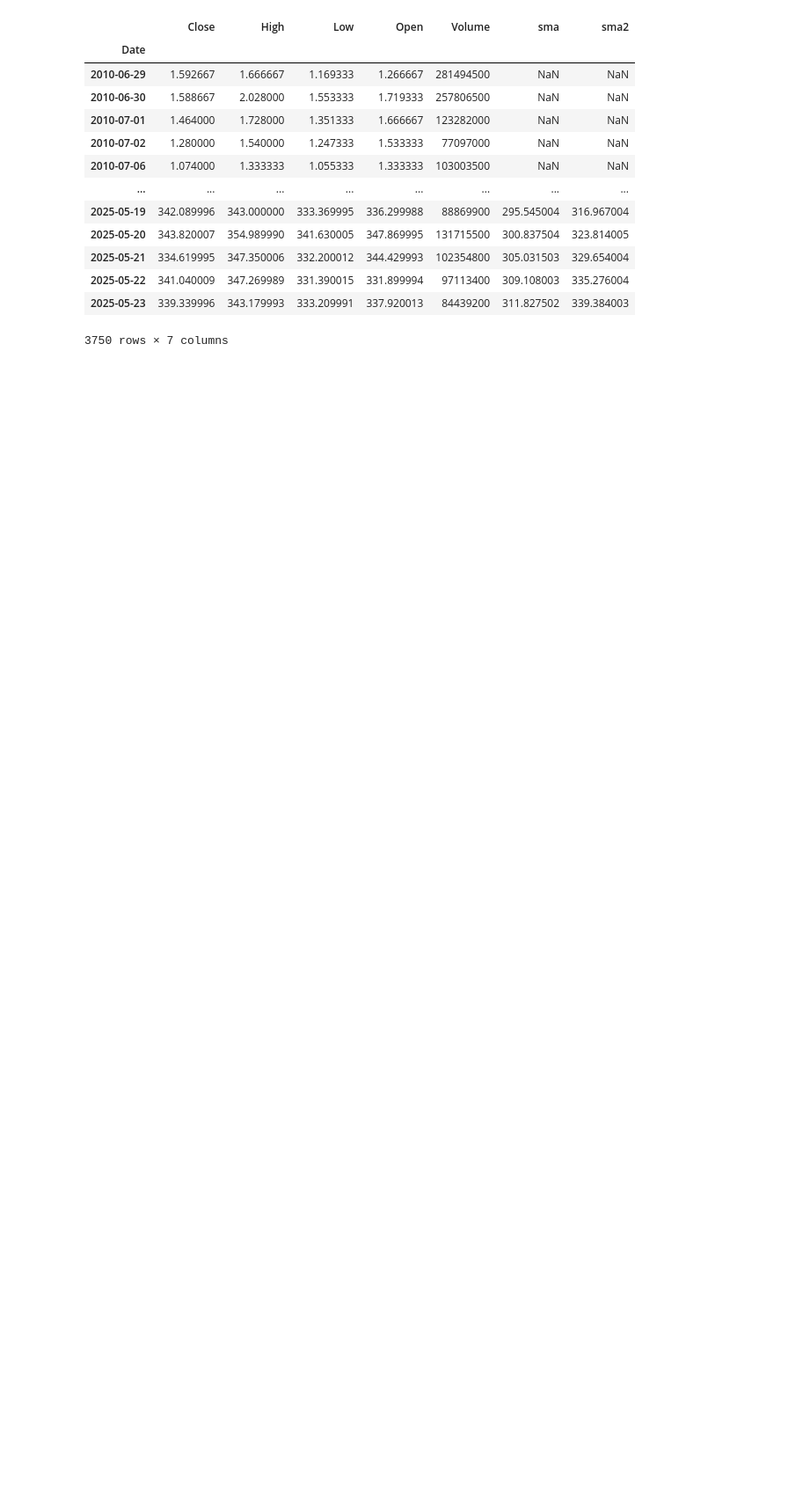
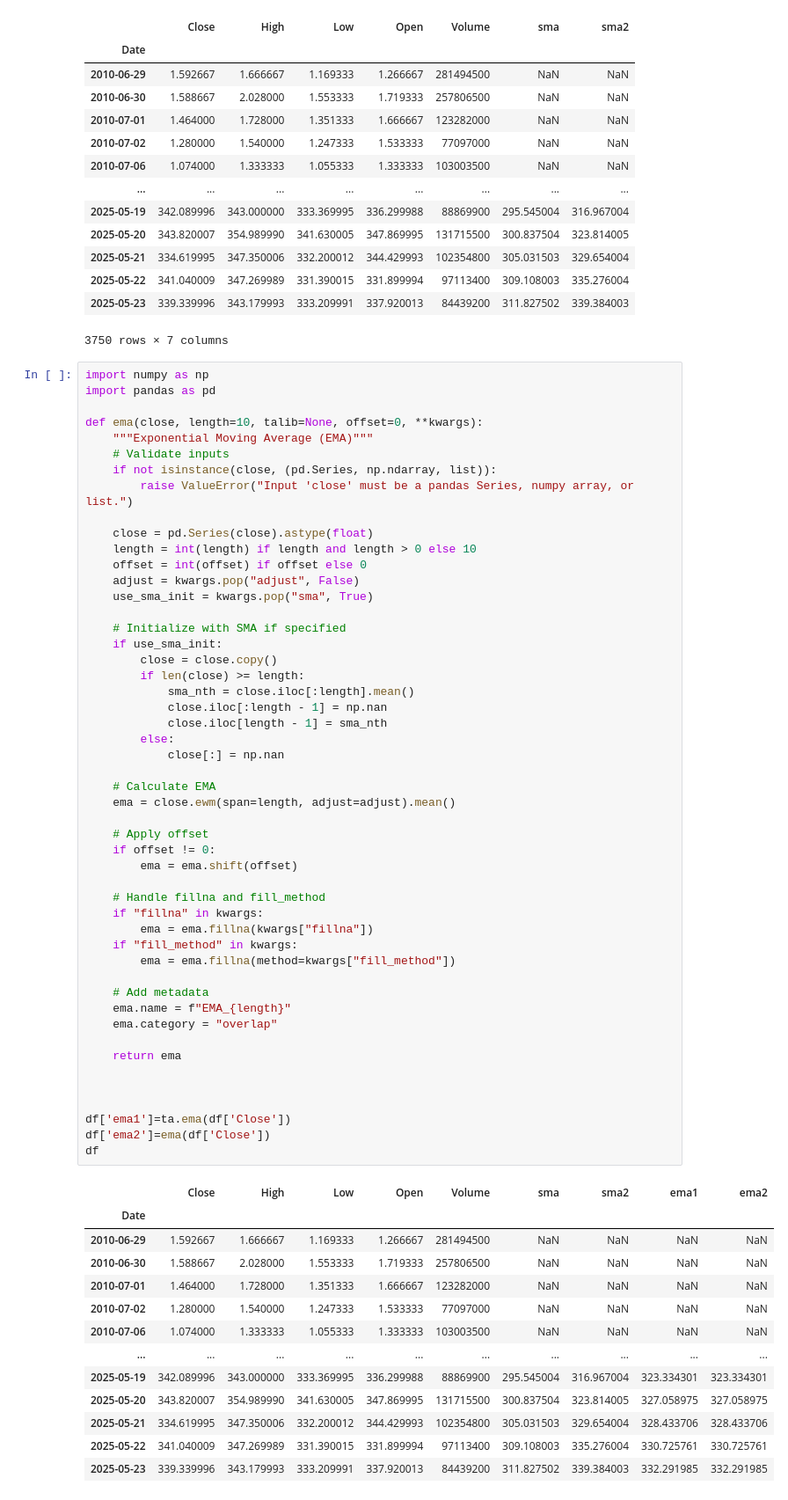
Before and after one commit to sunilsala88/batch-31, a Jupyter notebook: 13_technical/tech1.ipynb, the cells around one changed output. Shown at 88% size. Saved outputs shown, nothing was run; the diff lists cells and outputs as text; blank space fills up the shorter version.

```diff
--- a/13_technical/tech1.ipynb
+++ b/13_technical/tech1.ipynb
@@ -118,3 +118,67 @@ df
 | 2025-05-22 | 341.040009 | 347.269989 | 331.390015 | 331.899994 | 97113400 | 309.108003 | 335.276004 |
 | 2025-05-23 | 339.339996 | 343.179993 | 333.209991 | 337.920013 | 84439200 | 311.827502 | 339.384003 |
 3750 rows × 7 columns
+# %%
+import numpy as np
+import pandas as pd
+
+def ema(close, length=10, talib=None, offset=0, **kwargs):
+    """Exponential Moving Average (EMA)"""
+    # Validate inputs
+    if not isinstance(close, (pd.Series, np.ndarray, list)):
+        raise ValueError("Input 'close' must be a pandas Series, numpy array, or list.")
+
+    close = pd.Series(close).astype(float)
+    length = int(length) if length and length > 0 else 10
+    offset = int(offset) if offset else 0
+    adjust = kwargs.pop("adjust", False)
+    use_sma_init = kwargs.pop("sma", True)
+
+    # Initialize with SMA if specified
+    if use_sma_init:
+        close = close.copy()
+        if len(close) >= length:
+            sma_nth = close.iloc[:length].mean()
+            close.iloc[:length - 1] = np.nan
+            close.iloc[length - 1] = sma_nth
+        else:
+            close[:] = np.nan
+
+    # Calculate EMA
+    ema = close.ewm(span=length, adjust=adjust).mean()
+
+    # Apply offset
+    if offset != 0:
+        ema = ema.shift(offset)
+
+    # Handle fillna and fill_method
+    if "fillna" in kwargs:
+        ema = ema.fillna(kwargs["fillna"])
+    if "fill_method" in kwargs:
+        ema = ema.fillna(method=kwargs["fill_method"])
+
+    # Add metadata
+    ema.name = f"EMA_{length}"
+    ema.category = "overlap"
+
+    return ema
+
+
+
+df['ema1']=ta.ema(df['Close'])
+df['ema2']=ema(df['Close'])
+df
+# %% [output]
+|  | Close | High | Low | Open | Volume | sma | sma2 | ema1 | ema2 |
+| Date |  |  |  |  |  |  |  |  |  |
+| 2010-06-29 | 1.592667 | 1.666667 | 1.169333 | 1.266667 | 281494500 | NaN | NaN | NaN | NaN |
+| 2010-06-30 | 1.588667 | 2.028000 | 1.553333 | 1.719333 | 257806500 | NaN | NaN | NaN | NaN |
+| 2010-07-01 | 1.464000 | 1.728000 | 1.351333 | 1.666667 | 123282000 | NaN | NaN | NaN | NaN |
+| 2010-07-02 | 1.280000 | 1.540000 | 1.247333 | 1.533333 | 77097000 | NaN | NaN | NaN | NaN |
+| 2010-07-06 | 1.074000 | 1.333333 | 1.055333 | 1.333333 | 103003500 | NaN | NaN | NaN | NaN |
+| ... | ... | ... | ... | ... | ... | ... | ... | ... | ... |
+| 2025-05-19 | 342.089996 | 343.000000 | 333.369995 | 336.299988 | 88869900 | 295.545004 | 316.967004 | 323.334301 | 323.334301 |
+| 2025-05-20 | 343.820007 | 354.989990 | 341.630005 | 347.869995 | 131715500 | 300.837504 | 323.814005 | 327.058975 | 327.058975 |
+| 2025-05-21 | 334.619995 | 347.350006 | 332.200012 | 344.429993 | 102354800 | 305.031503 | 329.654004 | 328.433706 | 328.433706 |
+| 2025-05-22 | 341.040009 | 347.269989 | 331.390015 | 331.899994 | 97113400 | 309.108003 | 335.276004 | 330.725761 | 330.725761 |
+| 2025-05-23 | 339.339996 | 343.179993 | 333.209991 | 337.920013 | 84439200 | 311.827502 | 339.384003 | 332.291985 | 332.291985 |
```
Also changed, not shown: parts of 3 cells of this notebook, 1 other file.
